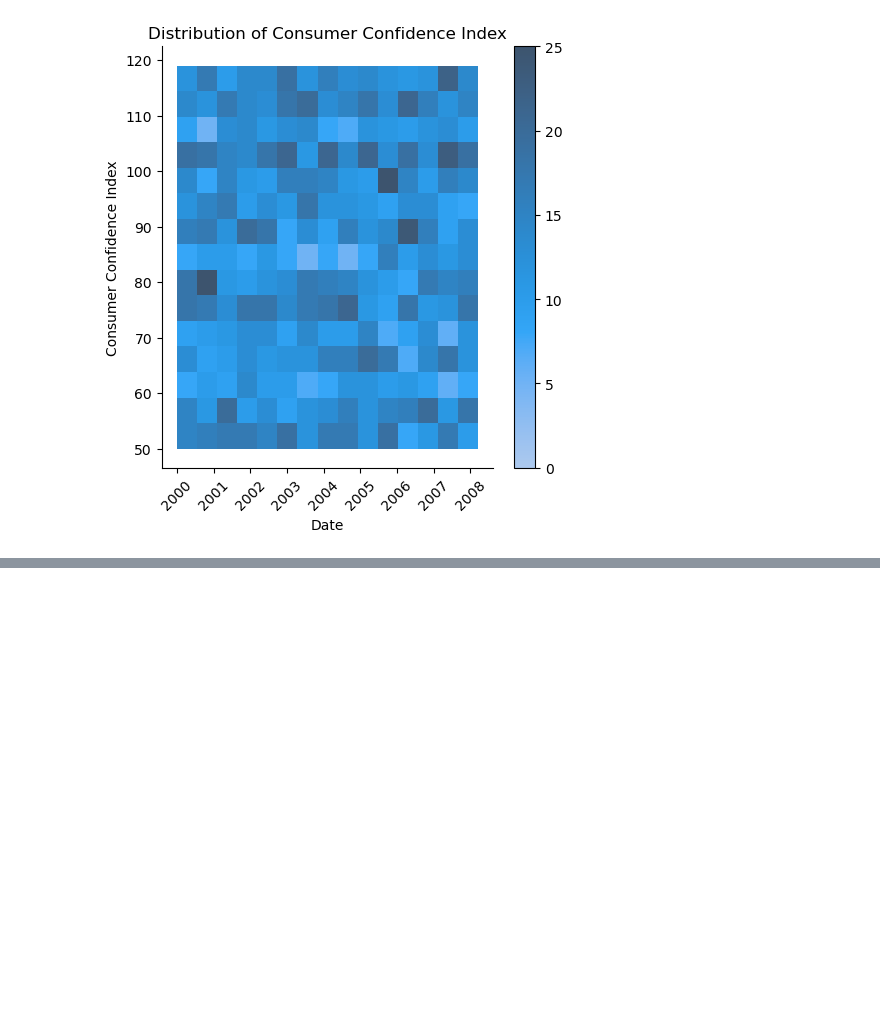
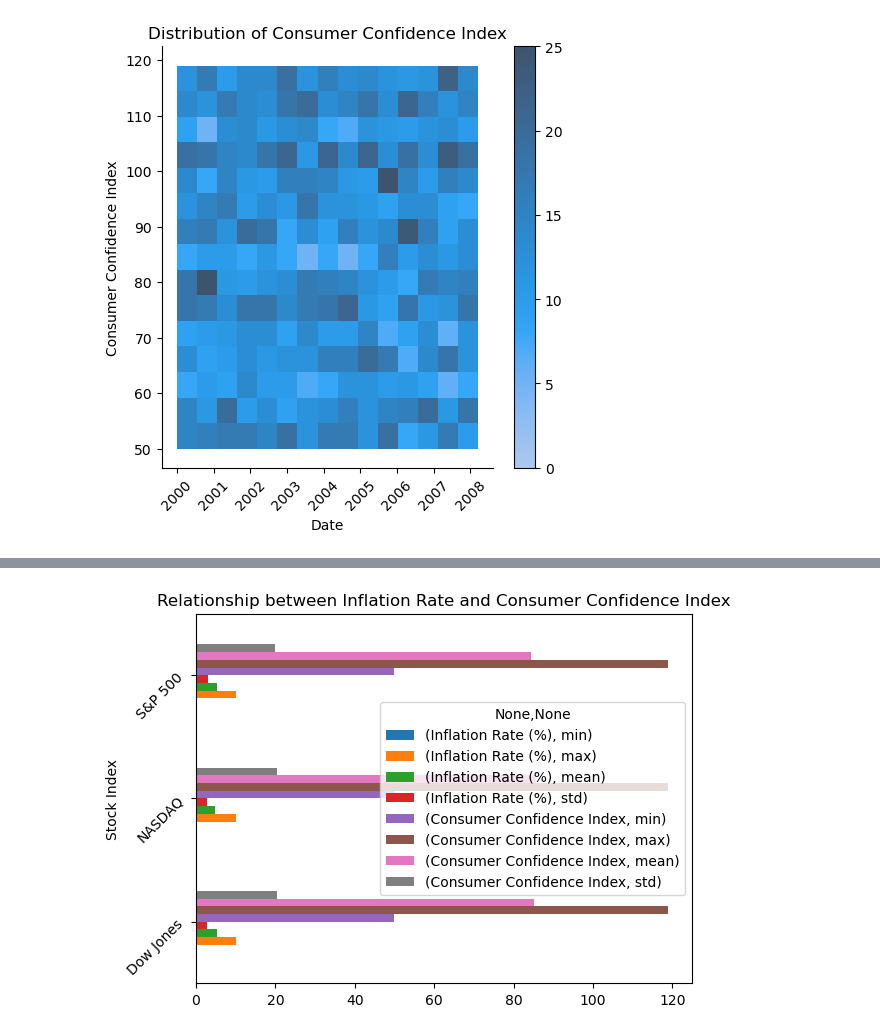
Before and after one commit to krasigarev/Finance-Economics-Dataset-2000---2008-years, a Jupyter notebook: finances_analysis.ipynb, the cells around one changed output, grey strips where cells are left out. Cells and saved outputs as stored; diff of their text form; code cells hidden in the pictures; blank space fills up the shorter version.

```diff
--- a/finances_analysis.ipynb
+++ b/finances_analysis.ipynb
@@ -257,0 +286,6 @@ plt.show()
+# %%
+df.groupby('Stock Index')[['Inflation Rate (%)', 'Consumer Confidence Index']].agg({'Inflation Rate (%)': ['min', 'max', 'mean', 'std'], 'Consumer Confidence Index':['min', 'max', 'mean', 'std']}).plot(kind='barh')
+plt.yticks(rotation=45)
+plt.title('Relationship between Inflation Rate and Consumer Confidence Index');
+# %% [output]
+[figure, added]
```
Also changed, not shown: parts of 5 cells of this notebook.
